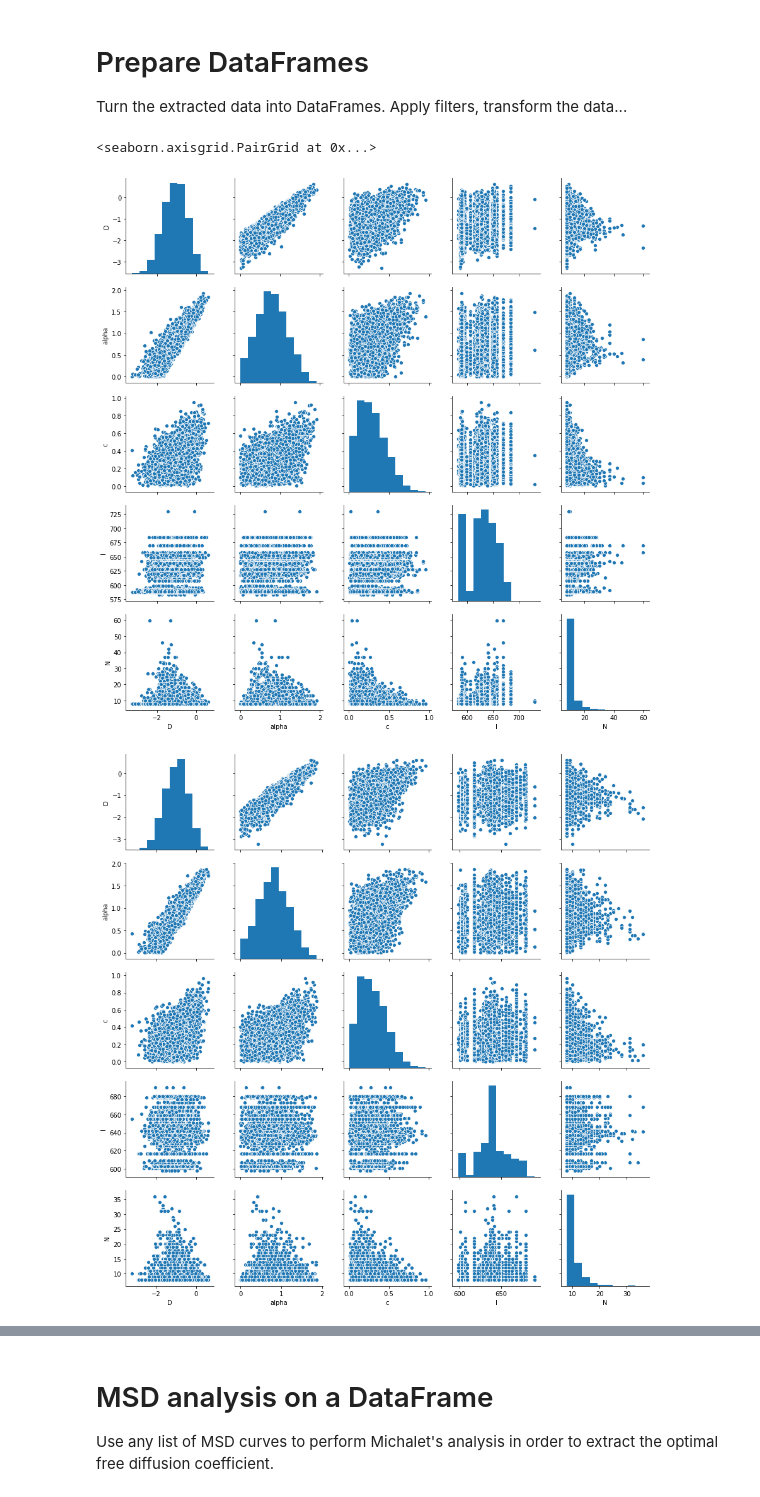
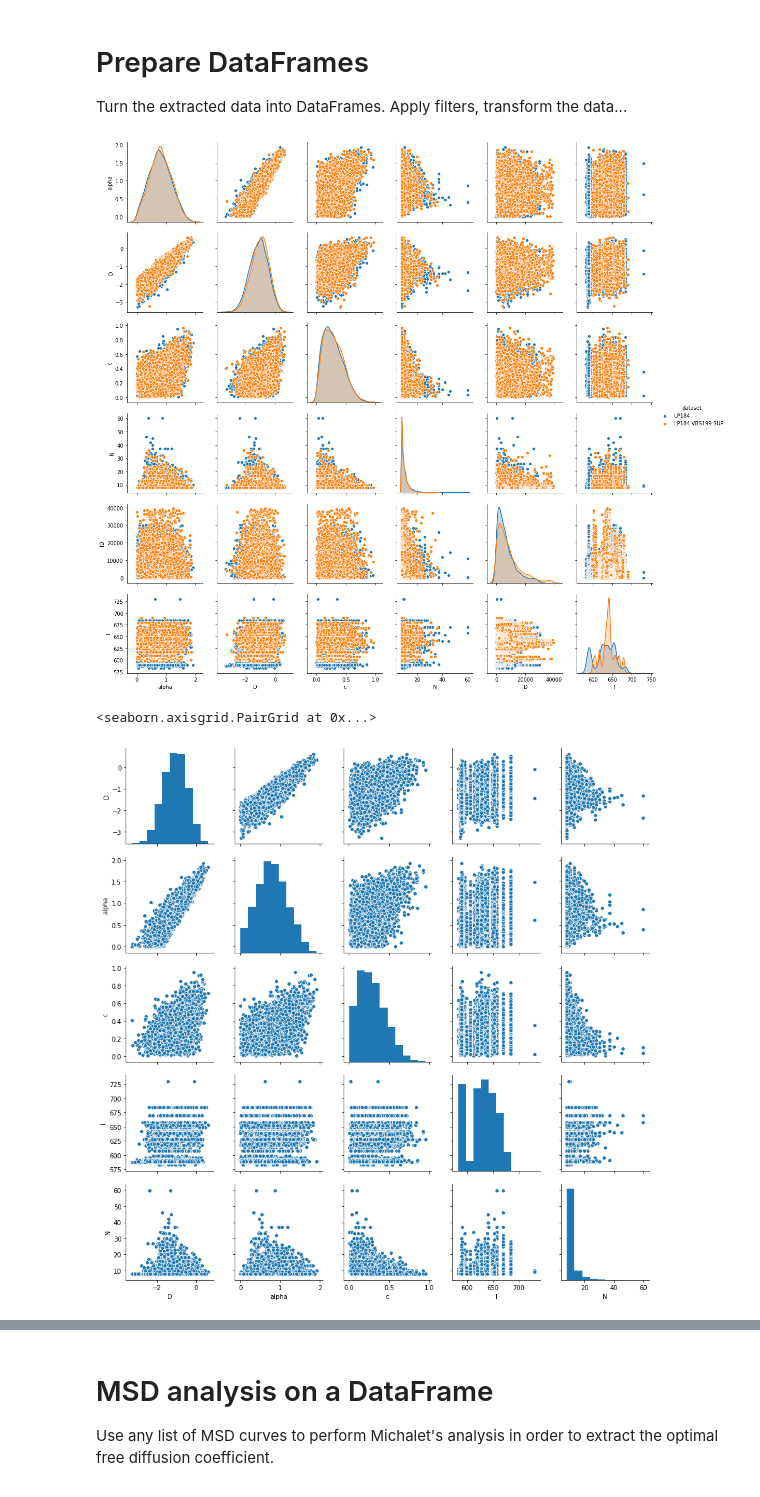
Before and after one commit to remy13127/Internship, a Jupyter notebook: DataFrame.ipynb, the cells around one changed output, grey strips where cells are left out. Cells and saved outputs as stored; diff of their text form; code cells hidden in the pictures.

```diff
--- a/DataFrame.ipynb
+++ b/DataFrame.ipynb
@@ -35,16 +35,16 @@ Turn the extracted data into DataFrames. Apply filters, transform the data...
 # %%
 df1 = pd.DataFrame(DATA1,columns=['alpha', 'D', 'c','N','ID','x','y','MSD','Filename','I'])
 df2 = pd.DataFrame(DATA2,columns=['alpha', 'D', 'c','N','ID','x','y','MSD','Filename','I'])
 df1['D'] = df1['D'].map(lambda x: np.log10(x))
 df2['D'] = df2['D'].map(lambda x: np.log10(x))
 
-#concatenated = pd.concat([df1.assign(dataset='LP184'), df2.assign(dataset='LP184 VBS199 SUP')])
-#sns.scatterplot(x='D', y='alpha', data=concatenated, hue='dataset', alpha=0.5)
-#plt.show()
+concatenated = pd.concat([df1.assign(dataset='LP184'), df2.assign(dataset='LP184 VBS199 SUP')])
+sns.pairplot(concatenated,hue='dataset')
+plt.show()
 
 sns.pairplot(df1[['D','alpha','c','I','N']])
 sns.pairplot(df2[['D','alpha','c','I','N']])
 # %% [output]
+[figure, new version]
 <seaborn.axisgrid.PairGrid at 0x...>
-[figure, old version]
-[figure, old version]
+[figure, new version]
```
Also changed, not shown: parts of 1 cell of this notebook.
